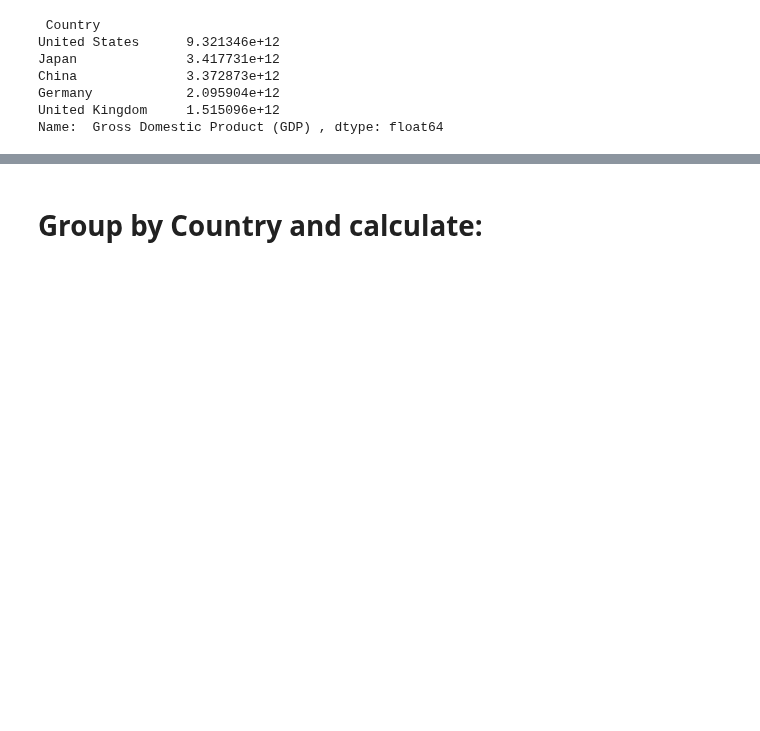
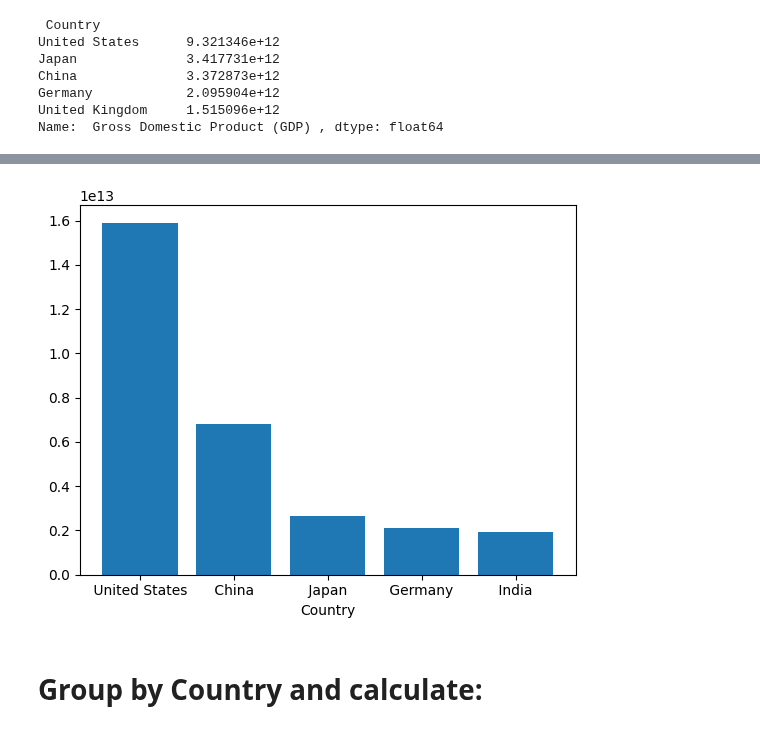
Before and after one commit to khoulaCode/machine-learning-code-orbit, a Jupyter notebook: team_members/From_Muzna/World-finance-indicators.ipynb, the cells around one changed output, grey strips where cells are left out. Drawn from its saved outputs; the diff is of its cells as text; code cells hidden in the pictures; blank space fills up the shorter version.

```diff
--- a/team_members/From_Muzna/World-finance-indicators.ipynb
+++ b/team_members/From_Muzna/World-finance-indicators.ipynb
@@ -125,2 +119,8 @@ Name:  Gross Domestic Product (GDP) , dtype: float64
 # %%
-# i did nit fined any colem related to this
+print(df[' Year '].max())
+latest_df = df[df[' Year '] == df[' Year '].max()]
+
+top_household = latest_df.sort_values(' Household consumption expenditure (including Non-profit institutions serving households) ',ascending=False)[
+    [' Country ', ' Household consumption expenditure (including Non-profit institutions serving households) ']].head(5)
+
+top_household
@@ -127,3 +135,10 @@ Name:  Gross Domestic Product (GDP) , dtype: float64
+# %%
+
+plt.bar(top_household[' Country '], top_household[' Household consumption expenditure (including Non-profit institutions serving households) '])
+plt.xlabel("Country")
+plt.show()
+# %% [output]
+[figure, added]
 # %% [markdown]
 # Group by Country and calculate:
 # %%
```
Also changed, not shown: parts of 13 cells of this notebook.
